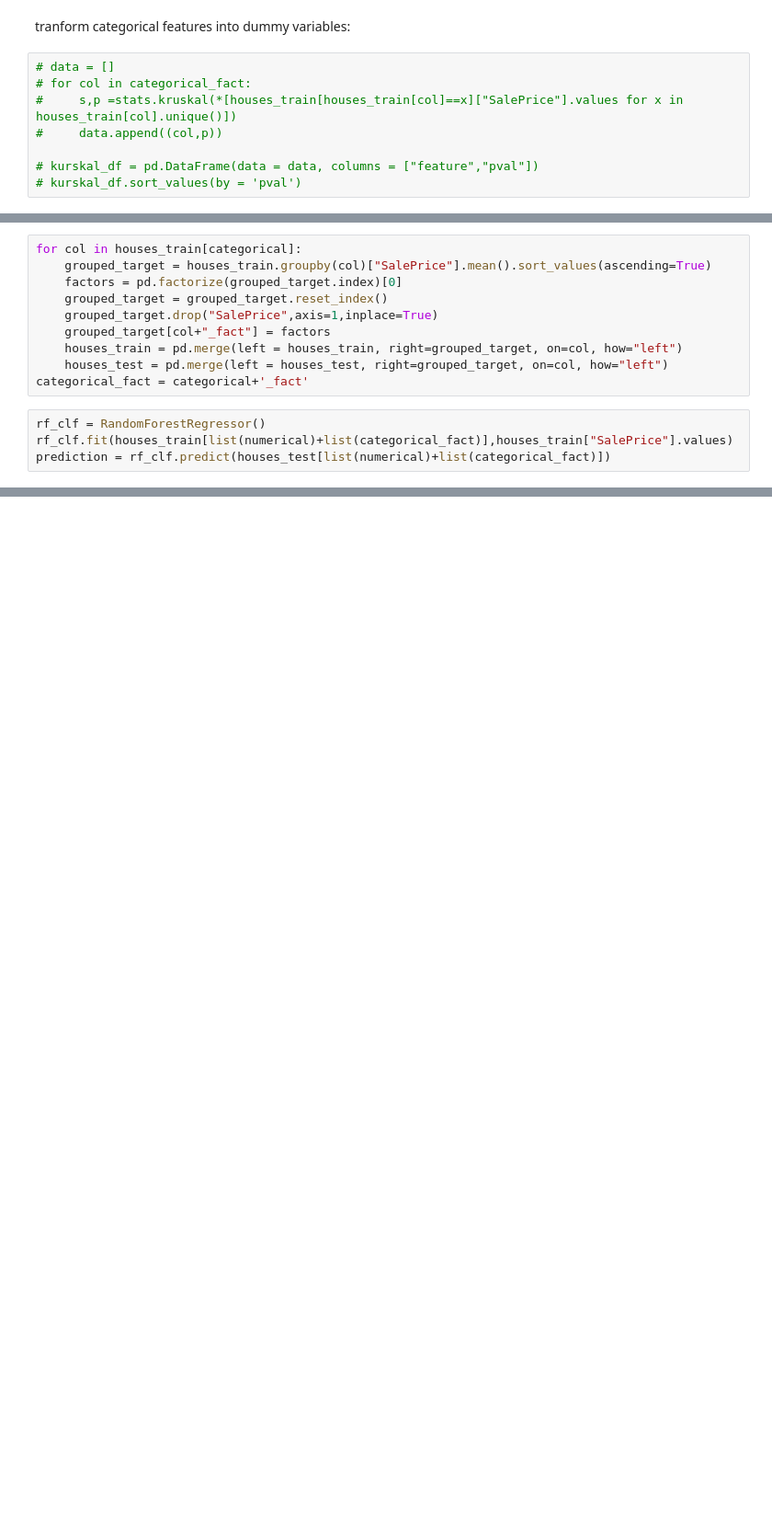
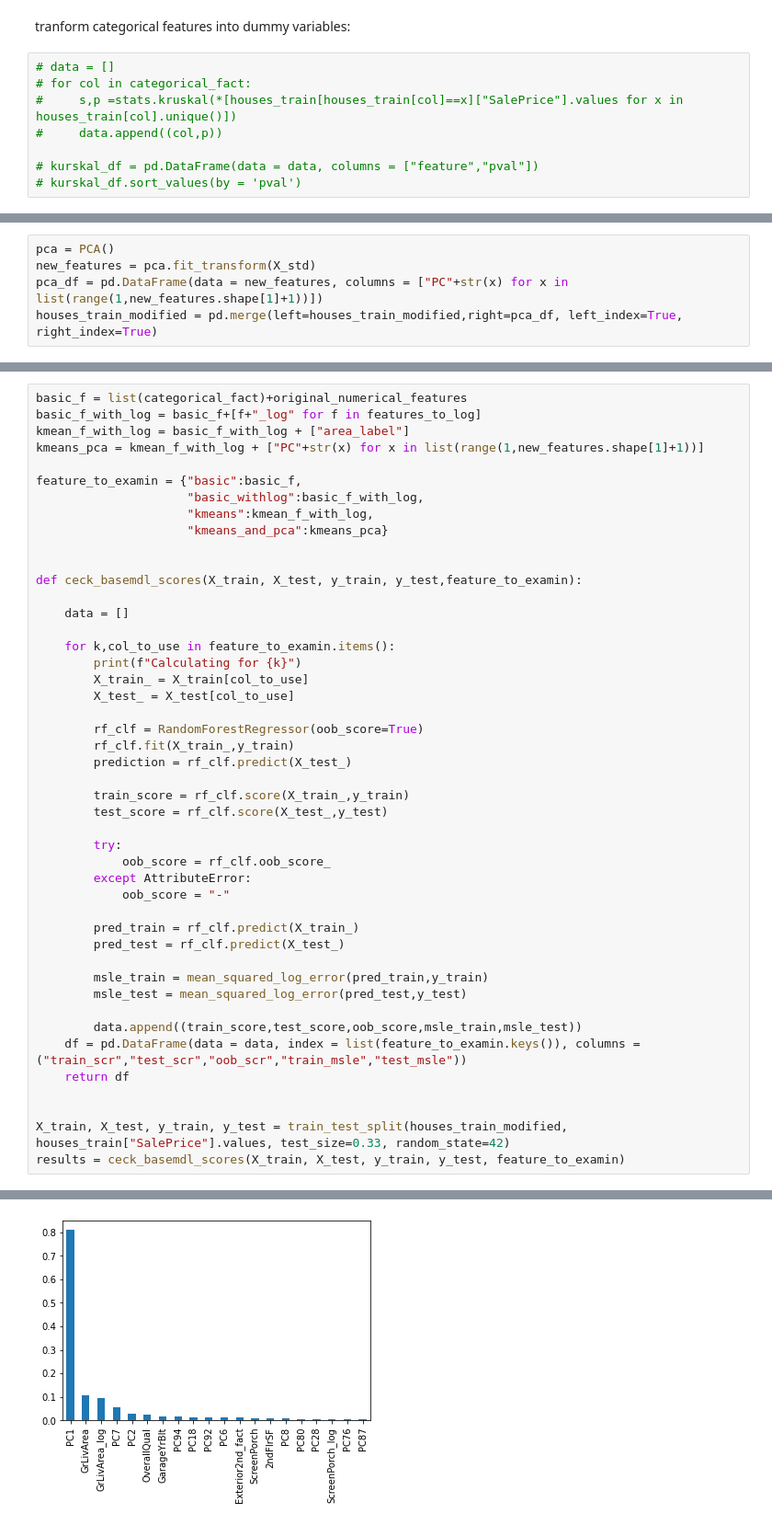
Before and after one commit to yoavshosh/Kaggle_house_price, a Jupyter notebook: Eda_house_prices.ipynb, the cells around one changed output, grey strips where cells are left out. Shown at 92% size. Drawn from its saved outputs; the diff is of its cells as text; blank space fills up the shorter version.

```diff
--- a/Eda_house_prices.ipynb
+++ b/Eda_house_prices.ipynb
@@ -373,0 +435,5 @@ tranform categorical features into dummy variables:
+# %%
+pca = PCA()
+new_features = pca.fit_transform(X_std)
+pca_df = pd.DataFrame(data = new_features, columns = ["PC"+str(x) for x in list(range(1,new_features.shape[1]+1))])
+houses_train_modified = pd.merge(left=houses_train_modified,right=pca_df, left_index=True, right_index=True)
@@ -376,14 +455,0 @@ from sklearn.ensemble import RandomForestRegressor
-# %%
-for col in houses_train[categorical]:
-    grouped_target = houses_train.groupby(col)["SalePrice"].mean().sort_values(ascending=True)
-    factors = pd.factorize(grouped_target.index)[0]
-    grouped_target = grouped_target.reset_index()
-    grouped_target.drop("SalePrice",axis=1,inplace=True)
-    grouped_target[col+"_fact"] = factors
-    houses_train = pd.merge(left = houses_train, right=grouped_target, on=col, how="left")
-    houses_test = pd.merge(left = houses_test, right=grouped_target, on=col, how="left")
-categorical_fact = categorical+'_fact'
-# %%
-rf_clf = RandomForestRegressor()
-rf_clf.fit(houses_train[list(numerical)+list(categorical_fact)],houses_train["SalePrice"].values)
-prediction = rf_clf.predict(houses_test[list(numerical)+list(categorical_fact)])
@@ -394,0 +456,47 @@ feature_importances.sort_values(ascending = False).head(20).plot.bar()
+# %%
+basic_f = list(categorical_fact)+original_numerical_features
+basic_f_with_log = basic_f+[f+"_log" for f in features_to_log]
+kmean_f_with_log = basic_f_with_log + ["area_label"]
+kmeans_pca = kmean_f_with_log + ["PC"+str(x) for x in list(range(1,new_features.shape[1]+1))]
+
+feature_to_examin = {"basic":basic_f,
+                     "basic_withlog":basic_f_with_log,
+                     "kmeans":kmean_f_with_log,
+                     "kmeans_and_pca":kmeans_pca}
+
+
+def ceck_basemdl_scores(X_train, X_test, y_train, y_test,feature_to_examin):
+
+    data = []
+
+    for k,col_to_use in feature_to_examin.items():
+        print(f"Calculating for {k}")
+        X_train_ = X_train[col_to_use]
+        X_test_ = X_test[col_to_use]
+
+        rf_clf = RandomForestRegressor(oob_score=True)
+        rf_clf.fit(X_train_,y_train)
+        prediction = rf_clf.predict(X_test_)
+
+        train_score = rf_clf.score(X_train_,y_train)
+        test_score = rf_clf.score(X_test_,y_test)
+
+        try:
+            oob_score = rf_clf.oob_score_
+        except AttributeError:
+            oob_score = "-"
+
+        pred_train = rf_clf.predict(X_train_)
+        pred_test = rf_clf.predict(X_test_)
+
+        msle_train = mean_squared_log_error(pred_train,y_train)
+        msle_test = mean_squared_log_error(pred_test,y_test)
+
+        data.append((train_score,test_score,oob_score,msle_train,msle_test))
+    df = pd.DataFrame(data = data, index = list(feature_to_examin.keys()), columns = ("train_scr","test_scr","oob_scr","train_msle","test_msle"))
+    return df
+
+
+X_train, X_test, y_train, y_test = train_test_split(houses_train_modified, houses_train["SalePrice"].values, test_size=0.33, random_state=42)
+results = ceck_basemdl_scores(X_train, X_test, y_train, y_test, feature_to_examin)
+# %% [output]
@@ -394,0 +507 @@ feature_importances.sort_values(ascending = False).head(20).plot.bar()
+[figure, added]
```
Also changed, not shown: parts of 29 cells of this notebook.
